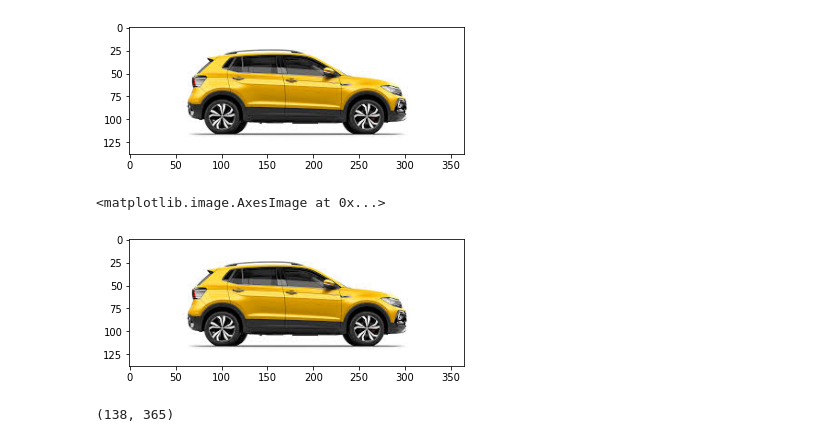
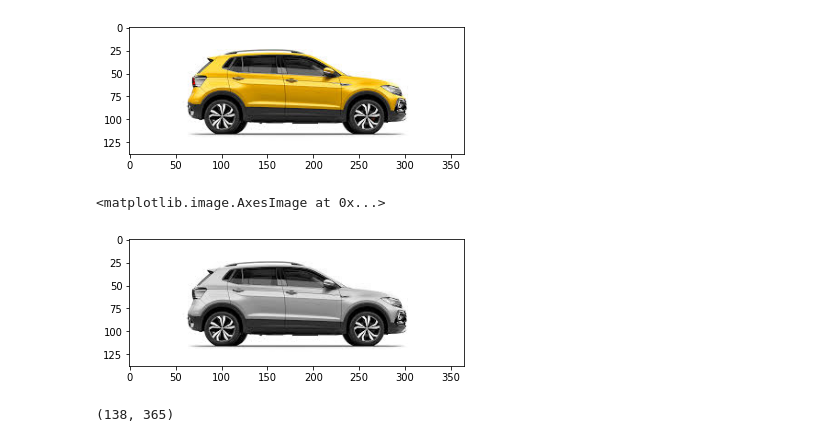
Before and after one commit to arnavjune2/computer-vision, a Jupyter notebook: image_understanding.ipynb, the cells around one changed output. Drawn from its saved outputs; the diff is of its cells as text; code cells hidden in the pictures.

```diff
--- a/image_understanding.ipynb
+++ b/image_understanding.ipynb
@@ -63,10 +63,10 @@ plt.imshow(car1_cv2_BGR_RBG)
 [figure]
 # %%
 car1_cv2_gray = cv2.cvtColor(car1_cv2, cv2.COLOR_BGR2GRAY)
-plt.imshow(car1_cv2_BGR_RBG, cmap = "gray")
+plt.imshow(car1_cv2_gray, cmap = "gray")
 # %% [output]
 <matplotlib.image.AxesImage at 0x...>
-[figure, old version]
+[figure, new version]
 # %%
 car1_cv2_gray.shape
 # %% [output]
```
Also changed, not shown: parts of 13 cells of this notebook.
